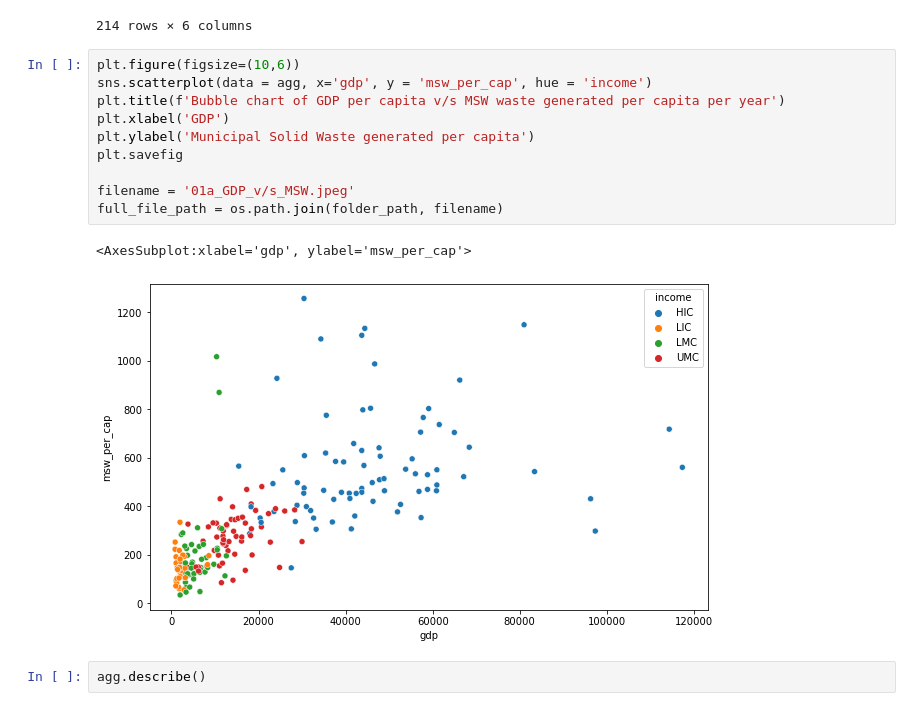
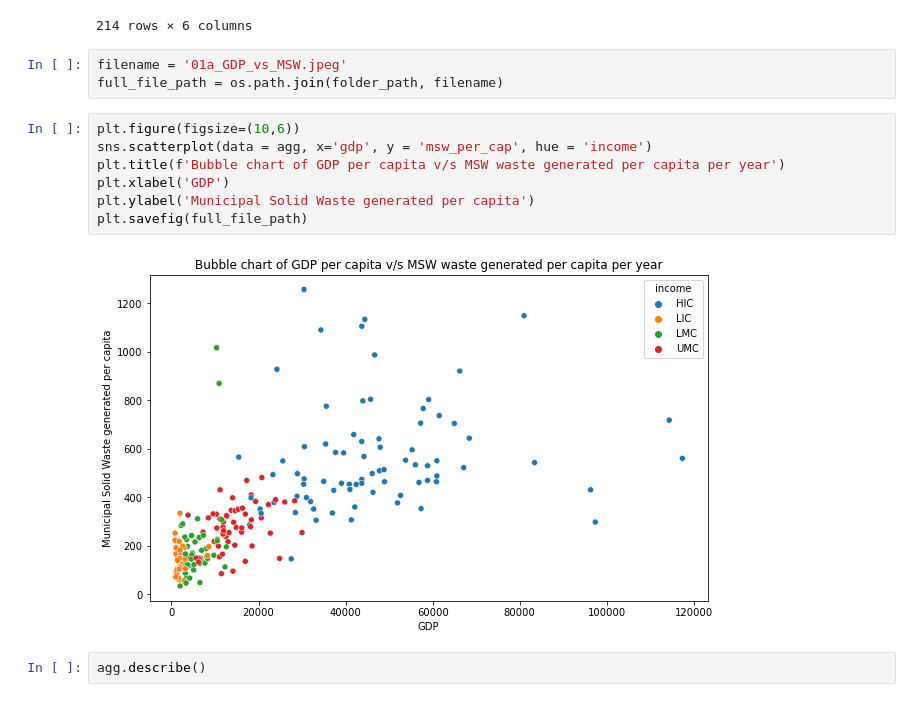
Before and after one commit to Nupur-Patil/trashmap, a Jupyter notebook: notebooks/01a_EDA.ipynb, the cells around one changed output. Drawn from its saved outputs; the diff is of its cells as text.

```diff
--- a/notebooks/01a_EDA.ipynb
+++ b/notebooks/01a_EDA.ipynb
@@ -250,19 +250,18 @@ See the caveats in the documentation: https://pandas.pydata.org/pandas-docs/stab
 | 215 | Zambia | LMC | 3201.289307 | 14264756.0 | 2.608268e+06 | 165.876066 |
 | 216 | Zimbabwe | LIC | 3190.506592 | 12500525.0 | 1.449752e+06 | 105.211043 |
 214 rows × 6 columns
+# %%
+filename = '01a_GDP_vs_MSW.jpeg'
+full_file_path = os.path.join(folder_path, filename)
 # %%
 plt.figure(figsize=(10,6))
 sns.scatterplot(data = agg, x='gdp', y = 'msw_per_cap', hue = 'income')
 plt.title(f'Bubble chart of GDP per capita v/s MSW waste generated per capita per year')
 plt.xlabel('GDP')
 plt.ylabel('Municipal Solid Waste generated per capita')
-plt.savefig
-
-filename = '01a_GDP_v/s_MSW.jpeg'
-full_file_path = os.path.join(folder_path, filename)
+plt.savefig(full_file_path)
 # %% [output]
-<AxesSubplot:xlabel='gdp', ylabel='msw_per_cap'>
-[figure, old version]
+[figure, new version]
 # %%
 agg.describe()
 # %% [output]
```
Also changed, not shown: parts of 1 cell of this notebook.
